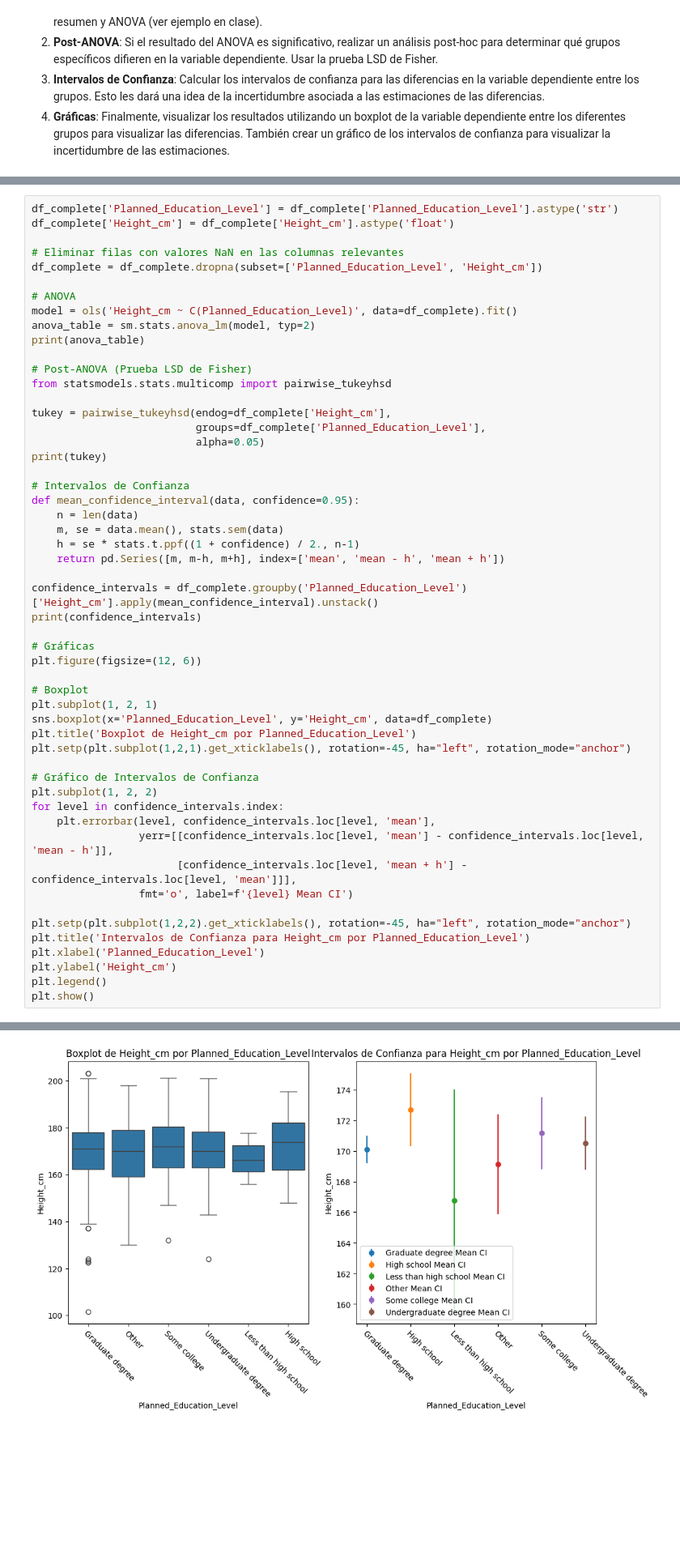
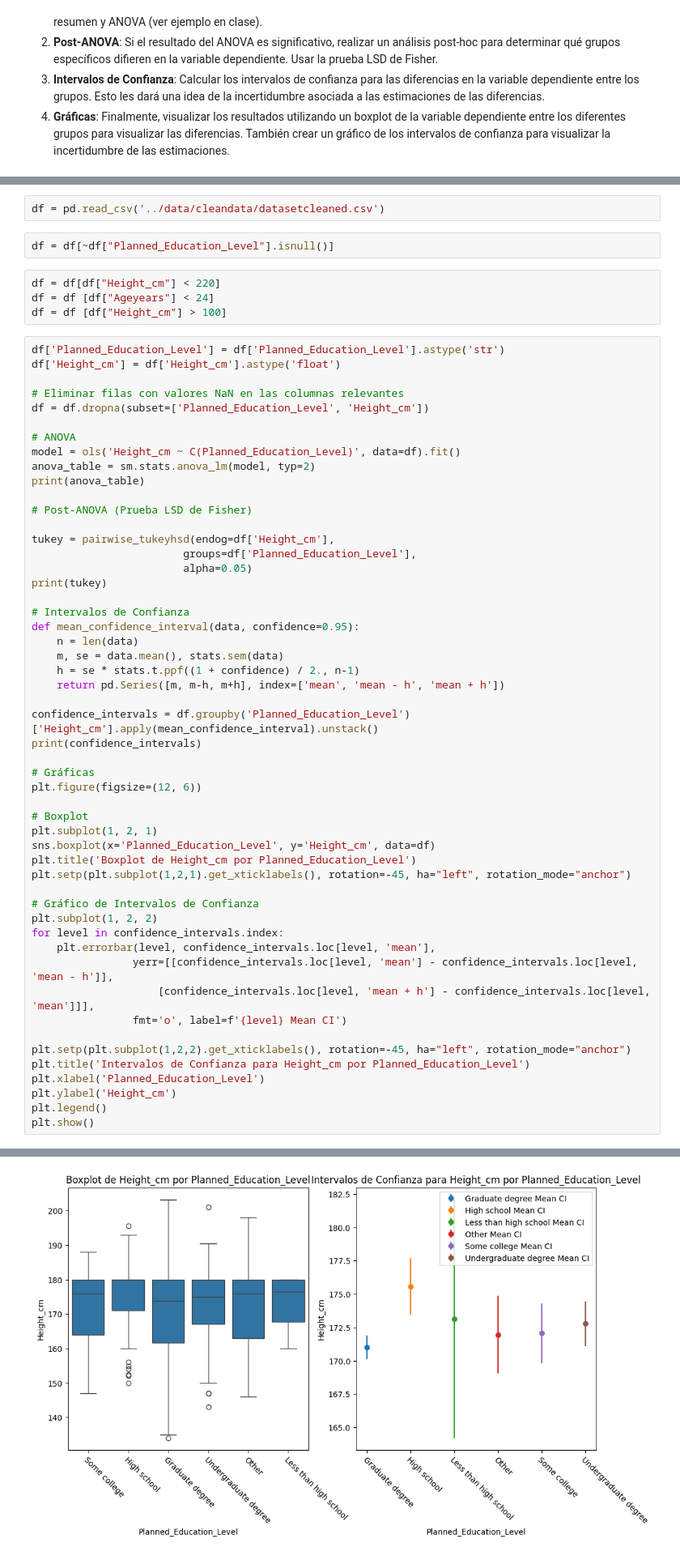
Before and after one commit to DCajiao/inferencia_modelacion_estadistica, a Jupyter notebook: notebooks/problema1.ipynb, the cells around one changed output, grey strips where cells are left out. Shown at 81% size. Saved outputs shown, nothing was run; the diff lists cells and outputs as text; blank space fills up the shorter version.

```diff
--- a/notebooks/problema1.ipynb
+++ b/notebooks/problema1.ipynb
@@ -120,21 +23,28 @@ df_complete = df_complete [df_complete["Height_cm"] > 100]
+# %%
+df = pd.read_csv('../data/cleandata/datasetcleaned.csv')
+# %%
+df = df[~df["Planned_Education_Level"].isnull()]
+# %%
+df = df[df["Height_cm"] < 220]
+df = df [df["Ageyears"] < 24]
+df = df [df["Height_cm"] > 100]
 # %%
-df_complete['Planned_Education_Level'] = df_complete['Planned_Education_Level'].astype('str')
-df_complete['Height_cm'] = df_complete['Height_cm'].astype('float')
+df['Planned_Education_Level'] = df['Planned_Education_Level'].astype('str')
+df['Height_cm'] = df['Height_cm'].astype('float')
 
 # Eliminar filas con valores NaN en las columnas relevantes
-df_complete = df_complete.dropna(subset=['Planned_Education_Level', 'Height_cm'])
+df = df.dropna(subset=['Planned_Education_Level', 'Height_cm'])
 
 # ANOVA
-model = ols('Height_cm ~ C(Planned_Education_Level)', data=df_complete).fit()
+model = ols('Height_cm ~ C(Planned_Education_Level)', data=df).fit()
 anova_table = sm.stats.anova_lm(model, typ=2)
 print(anova_table)
 
 # Post-ANOVA (Prueba LSD de Fisher)
-from statsmodels.stats.multicomp import pairwise_tukeyhsd
 
-tukey = pairwise_tukeyhsd(endog=df_complete['Height_cm'],
-                          groups=df_complete['Planned_Education_Level'],
-                          alpha=0.05)
+tukey = pairwise_tukeyhsd(endog=df['Height_cm'],
+                        groups=df['Planned_Education_Level'],
+                        alpha=0.05)
 print(tukey)
 
 # Intervalos de Confianza
@@ -144,7 +54,7 @@ def mean_confidence_interval(data, confidence=0.95):
     h = se * stats.t.ppf((1 + confidence) / 2., n-1)
     return pd.Series([m, m-h, m+h], index=['mean', 'mean - h', 'mean + h'])
 
-confidence_intervals = df_complete.groupby('Planned_Education_Level')['Height_cm'].apply(mean_confidence_interval).unstack()
+confidence_intervals = df.groupby('Planned_Education_Level')['Height_cm'].apply(mean_confidence_interval).unstack()
 print(confidence_intervals)
 
 # Gráficas
@@ -152,7 +62,7 @@ plt.figure(figsize=(12, 6))
 
 # Boxplot
 plt.subplot(1, 2, 1)
-sns.boxplot(x='Planned_Education_Level', y='Height_cm', data=df_complete)
+sns.boxplot(x='Planned_Education_Level', y='Height_cm', data=df)
 plt.title('Boxplot de Height_cm por Planned_Education_Level')
 plt.setp(plt.subplot(1,2,1).get_xticklabels(), rotation=-45, ha="left", rotation_mode="anchor")
 
@@ -160,9 +70,9 @@ plt.setp(plt.subplot(1,2,1).get_xticklabels(), rotation=-45, ha="left", rotation
 plt.subplot(1, 2, 2)
 for level in confidence_intervals.index:
     plt.errorbar(level, confidence_intervals.loc[level, 'mean'],
-                 yerr=[[confidence_intervals.loc[level, 'mean'] - confidence_intervals.loc[level, 'mean - h']],
-                       [confidence_intervals.loc[level, 'mean + h'] - confidence_intervals.loc[level, 'mean']]],
-                 fmt='o', label=f'{level} Mean CI')
+                yerr=[[confidence_intervals.loc[level, 'mean'] - confidence_intervals.loc[level, 'mean - h']],
+                    [confidence_intervals.loc[level, 'mean + h'] - confidence_intervals.loc[level, 'mean']]],
+                fmt='o', label=f'{level} Mean CI')
 
 plt.setp(plt.subplot(1,2,2).get_xticklabels(), rotation=-45, ha="left", rotation_mode="anchor")
 plt.title('Intervalos de Confianza para Height_cm por Planned_Education_Level')
@@ -191 +101 @@ Undergraduate degree     170.503410  168.753583  172.253237
-[figure, old version]
+[figure, new version]
```
Also changed, not shown: parts of 15 cells of this notebook, 13 other files.
